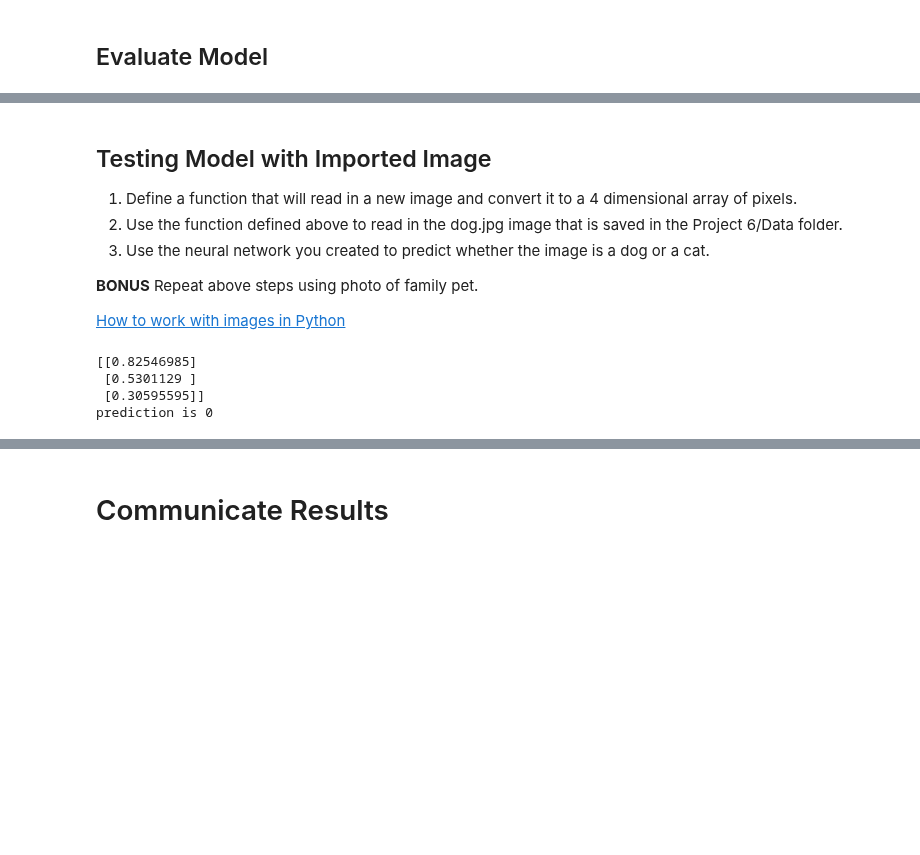
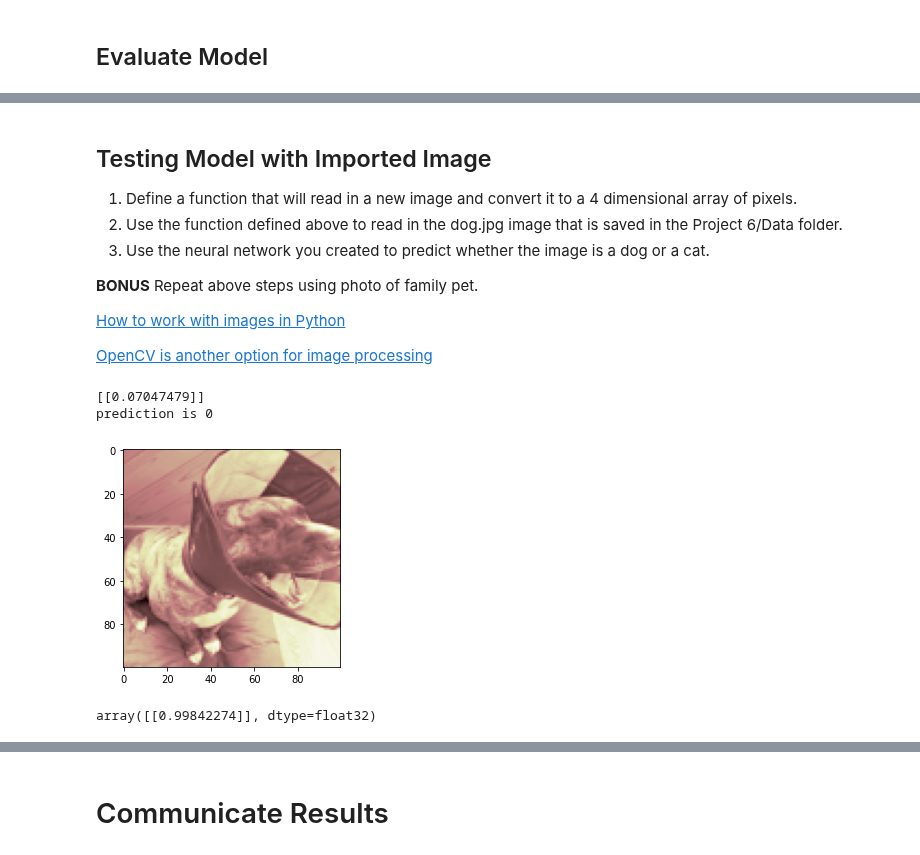
Before and after one commit to cfcastillo/DS-6-Notebooks, a Jupyter notebook: Project_6_Notebook_cfc.ipynb, the cells around one changed output, grey strips where cells are left out. Saved outputs shown, nothing was run; the diff lists cells and outputs as text; code cells hidden in the pictures; blank space fills up the shorter version.

Commit message:
Capturing with model testing - project 6

```diff
--- a/Project_6_Notebook_cfc.ipynb
+++ b/Project_6_Notebook_cfc.ipynb
@@ -221,6 +221,6 @@ model.compile(optimizer='adam', loss='binary_crossentropy', metrics=['accuracy']
 ## Fit Model
 # %%
 # Can add epochs if needed to improve model.
-epochs = 10
+epochs = 12
 model.fit(X_train, y_train, epochs=epochs)
 # %% [output]
@@ -263,8 +260,10 @@ val_acc
 **BONUS** Repeat above steps using photo of family pet.
 
 [How to work with images in Python](https://www.geeksforgeeks.org/working-images-python/)
+
+[OpenCV is another option for image processing](https://docs.opencv.org/4.x/)
 # %%
-def image_to_array(file_name):
+def get_image(file_name):
   # retrieve image file
   img = Image.open(file_name)
 
@@ -277,7 +276,14 @@ def image_to_array(file_name):
   # model based on 100x100 size images so convert to this size.
   img = img.resize((100,100))
   width, height = img.size
-  # print(f'new width={width}; new height={height}')
+
+  # convert to grayscale
+  img_gs = ImageOps.grayscale(img)
+
+  return img_gs
+
+def image_to_array(file_name):
+  img = get_image(file_name)
 
   # convert image to numpy array
   data = np.asarray(img)
@@ -286,21 +292,28 @@ def image_to_array(file_name):
   data_scaled = data/255
 
   # make 4 dimensional array
-  # TODO: I am pretty sure I am doing this rescaling incorrectly. I had to hard wire 3 for the first dim and 1 for the last.
-  data_4dim = data_scaled.reshape(4, data_scaled.shape[0],data_scaled.shape[1], 1)
+  data_4dim = data_scaled.reshape(-1, data_scaled.shape[0],data_scaled.shape[1], 1)
 
   return data_4dim
 # %%
 # dog image provided by instructor
 # Run the image through the model and see the result. Should be 1 for cat or 0 for dog.
-prediction = model.predict(image_to_array(data_path + image_name))
+data = image_to_array(data_path + image_name)
+prediction = model.predict(data)
 print(prediction)
 print(f'prediction is {np.argmax(prediction)}')
+
+# view image
+plt.imshow(get_image(data_path + image_name), cmap=plt.cm.pink)
+plt.show()
 # %% [output]
-[[0.82546985]
- [0.5301129 ]
- [0.30595595]]
+[[0.07047479]]
 prediction is 0
+[figure, added]
+# %%
+prediction
+# %% [output]
+array([[0.99842274]], dtype=float32)
 # %%
 # cat image provided by me
 # Run the image through the model and see the result. Should be 1 for cat or 0 for dog.
```
Also changed, not shown: parts of 4 cells of this notebook.
